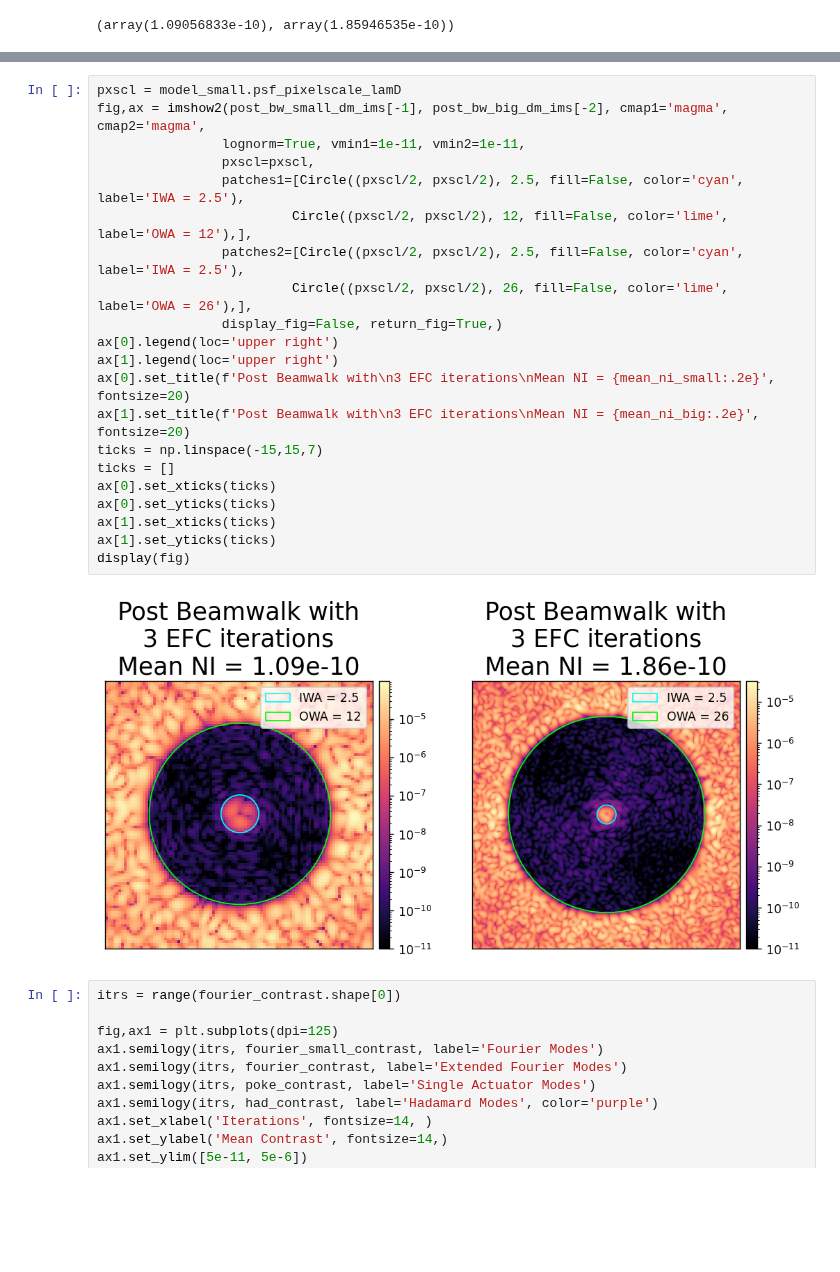
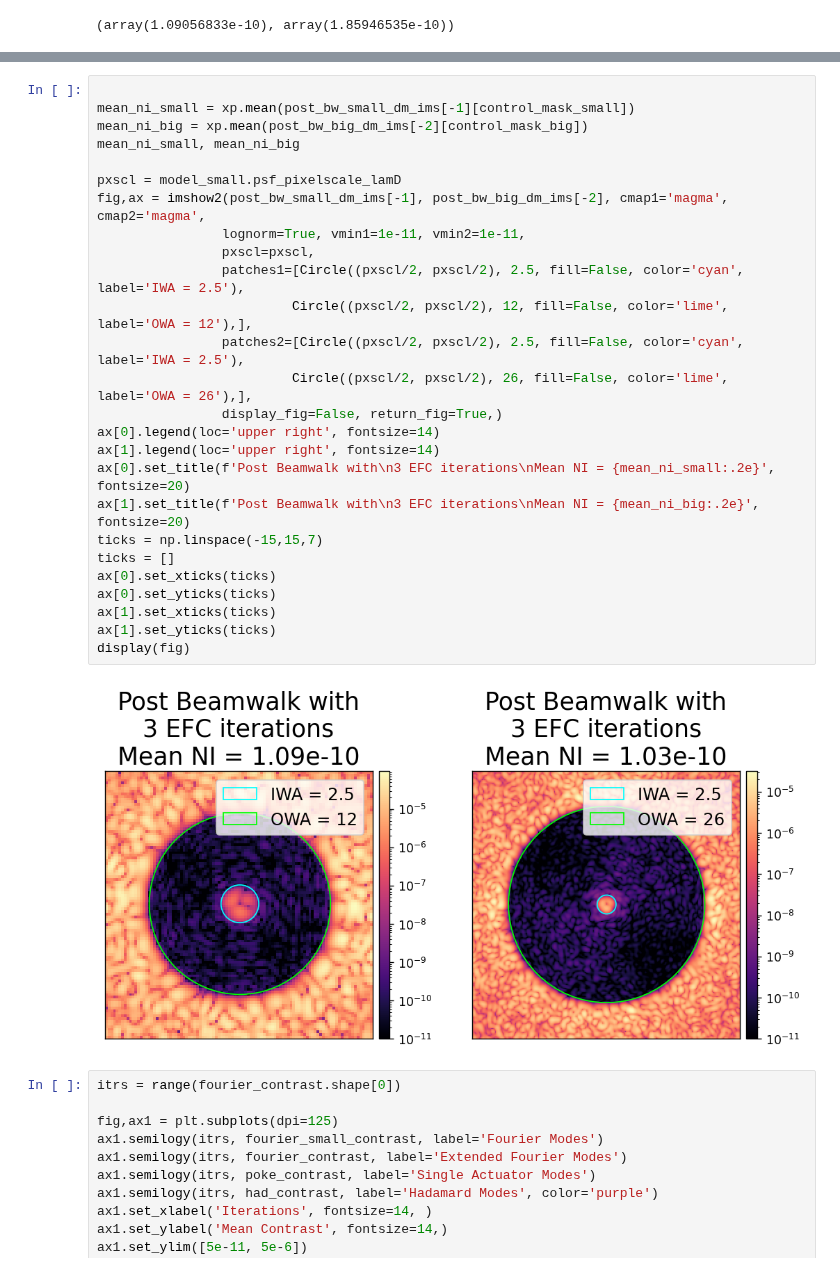
Before and after one commit to kian1377/apra-howfsc-models, a Jupyter notebook: notebooks/plot.ipynb, the cells around one changed output, grey strips where cells are left out. Drawn from its saved outputs; the diff is of its cells as text; blank space fills up the shorter version.

```diff
--- a/notebooks/plot.ipynb
+++ b/notebooks/plot.ipynb
@@ -64,26 +92,31 @@ mean_ni_small, mean_ni_big
 # %%
+
+mean_ni_small = xp.mean(post_bw_small_dm_ims[-1][control_mask_small])
+mean_ni_big = xp.mean(post_bw_big_dm_ims[-2][control_mask_big])
+mean_ni_small, mean_ni_big
+
 pxscl = model_small.psf_pixelscale_lamD
 fig,ax = imshow2(post_bw_small_dm_ims[-1], post_bw_big_dm_ims[-2], cmap1='magma', cmap2='magma',
                 lognorm=True, vmin1=1e-11, vmin2=1e-11,
                 pxscl=pxscl,
                 patches1=[Circle((pxscl/2, pxscl/2), 2.5, fill=False, color='cyan', label='IWA = 2.5'),
                          Circle((pxscl/2, pxscl/2), 12, fill=False, color='lime', label='OWA = 12'),],
                 patches2=[Circle((pxscl/2, pxscl/2), 2.5, fill=False, color='cyan', label='IWA = 2.5'),
                          Circle((pxscl/2, pxscl/2), 26, fill=False, color='lime', label='OWA = 26'),],
                 display_fig=False, return_fig=True,)
-ax[0].legend(loc='upper right')
-ax[1].legend(loc='upper right')
+ax[0].legend(loc='upper right', fontsize=14)
+ax[1].legend(loc='upper right', fontsize=14)
 ax[0].set_title(f'Post Beamwalk with\n3 EFC iterations\nMean NI = {mean_ni_small:.2e}', fontsize=20)
 ax[1].set_title(f'Post Beamwalk with\n3 EFC iterations\nMean NI = {mean_ni_big:.2e}', fontsize=20)
 ticks = np.linspace(-15,15,7)
 ticks = []
 ax[0].set_xticks(ticks)
 ax[0].set_yticks(ticks)
 ax[1].set_xticks(ticks)
 ax[1].set_yticks(ticks)
 display(fig)
 # %% [output]
-[figure, old version]
+[figure, new version]
 # %%
 itrs = range(fourier_contrast.shape[0])
 
```
Also changed, not shown: parts of 1 cell of this notebook, 2 other files.
